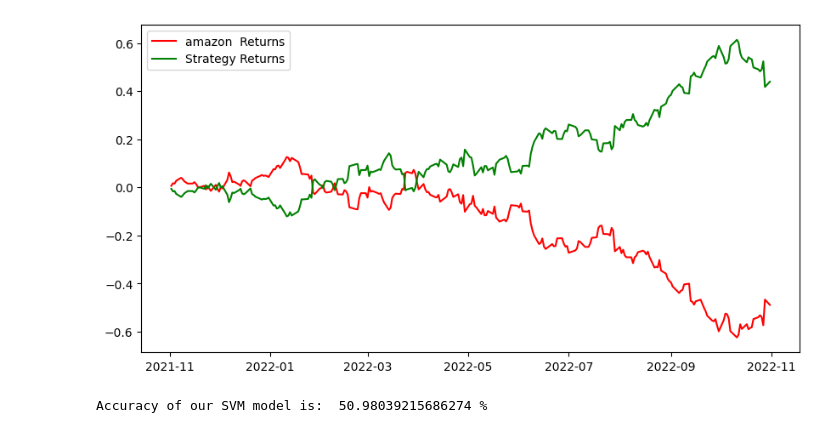
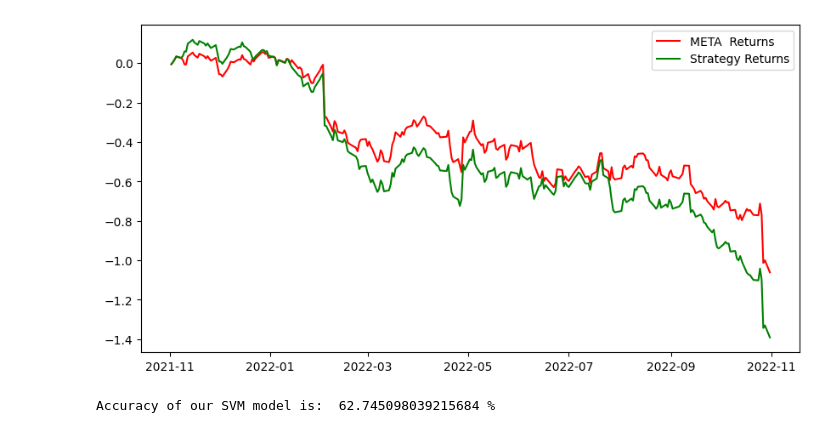
Before and after one commit to grokebloke/Stonks, a Jupyter notebook: src/stock_prediction_svm.ipynb, the cells around one changed output. Cells and saved outputs as stored; diff of their text form; code cells hidden in the pictures.

```diff
--- a/src/stock_prediction_svm.ipynb
+++ b/src/stock_prediction_svm.ipynb
@@ -6,8 +6,8 @@ import numpy as np
 from sklearn.svm import SVC
 from sklearn.metrics import accuracy_score
 # %%
-amazon = yf.download('INTC', start='2021-11-01', end='2022-11-01')
-amazon.head()
+META = yf.download('META', start='2021-11-01', end='2022-11-01')
+META.head()
 # %% [output]
 [*********************100%***********************]  1 of 1 completed
 |  | Open | High | Low | Close | Adj Close | Volume |
@@ -76,15 +76,15 @@ amazon.head()
 # %%
 import matplotlib.pyplot as plt
 plt.figure(figsize=(10,5))
-plt.plot(amazon ['Cumulative_Returns'], color='r', label = 'amazon  Returns')
-plt.plot(-amazon ['Cumulative_Strategy_Returns'], color='g', label = 'Strategy Returns')
+plt.plot(META ['Cumulative_Returns'], color='r', label = 'META  Returns')
+plt.plot(-META ['Cumulative_Strategy_Returns'], color='g', label = 'Strategy Returns')
 plt.legend()
 plt.show()
 # %% [output]
-[figure, old version]
+[figure, new version]
 # %%
 # calculate accuracy
-accuracy_score(y_test, amazon ['Predicted_Signal'][split:])
-print("Accuracy of our SVM model is: ", accuracy_score(y_test, amazon ['Predicted_Signal'][split:])*100, "%")
+accuracy_score(y_test, META ['Predicted_Signal'][split:])
+print("Accuracy of our SVM model is: ", accuracy_score(y_test, META ['Predicted_Signal'][split:])*100, "%")
 # %% [output]
-Accuracy of our SVM model is:  50.98039215686274 %
+Accuracy of our SVM model is:  62.745098039215684 %
```
Also changed, not shown: parts of 5 cells of this notebook.
